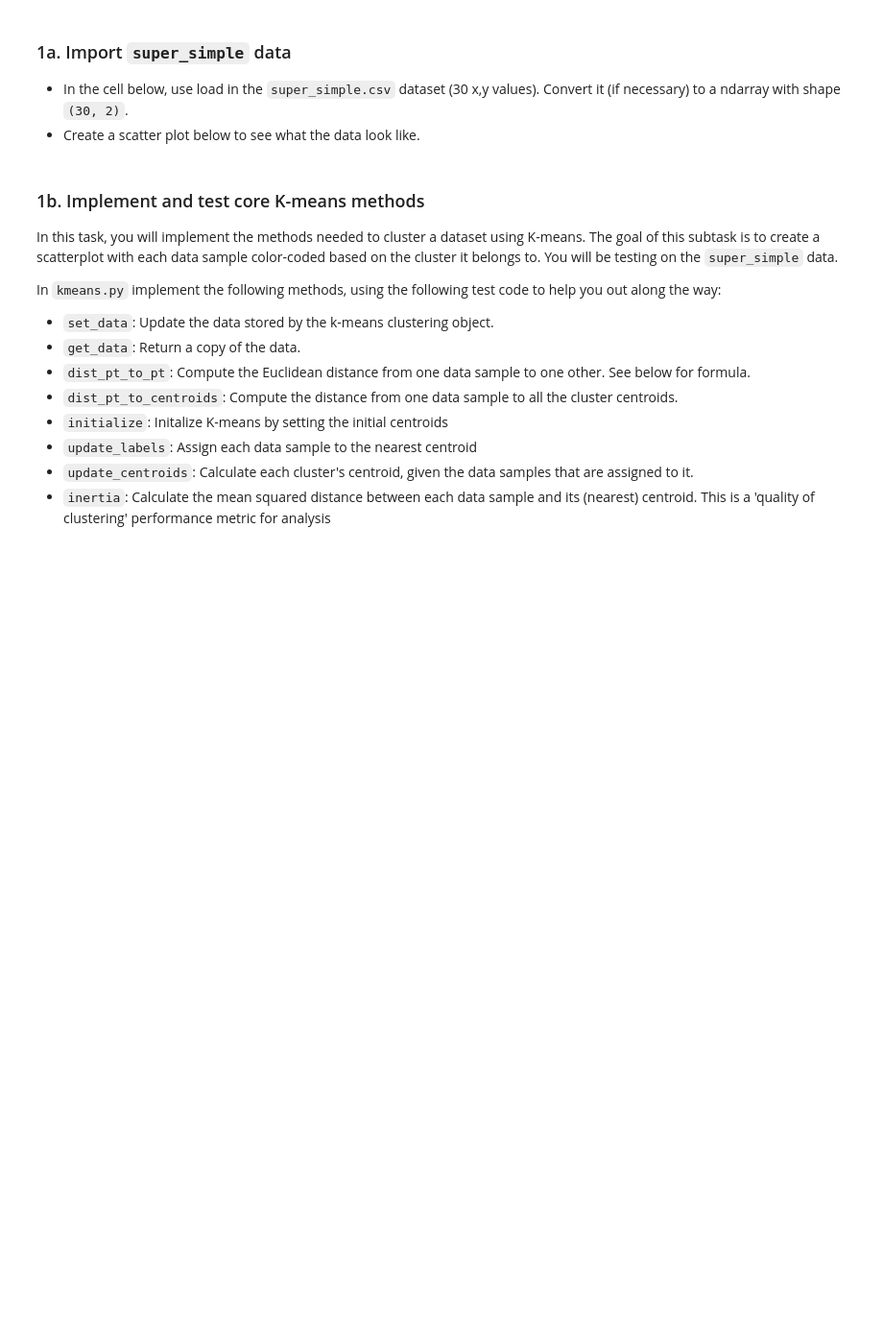
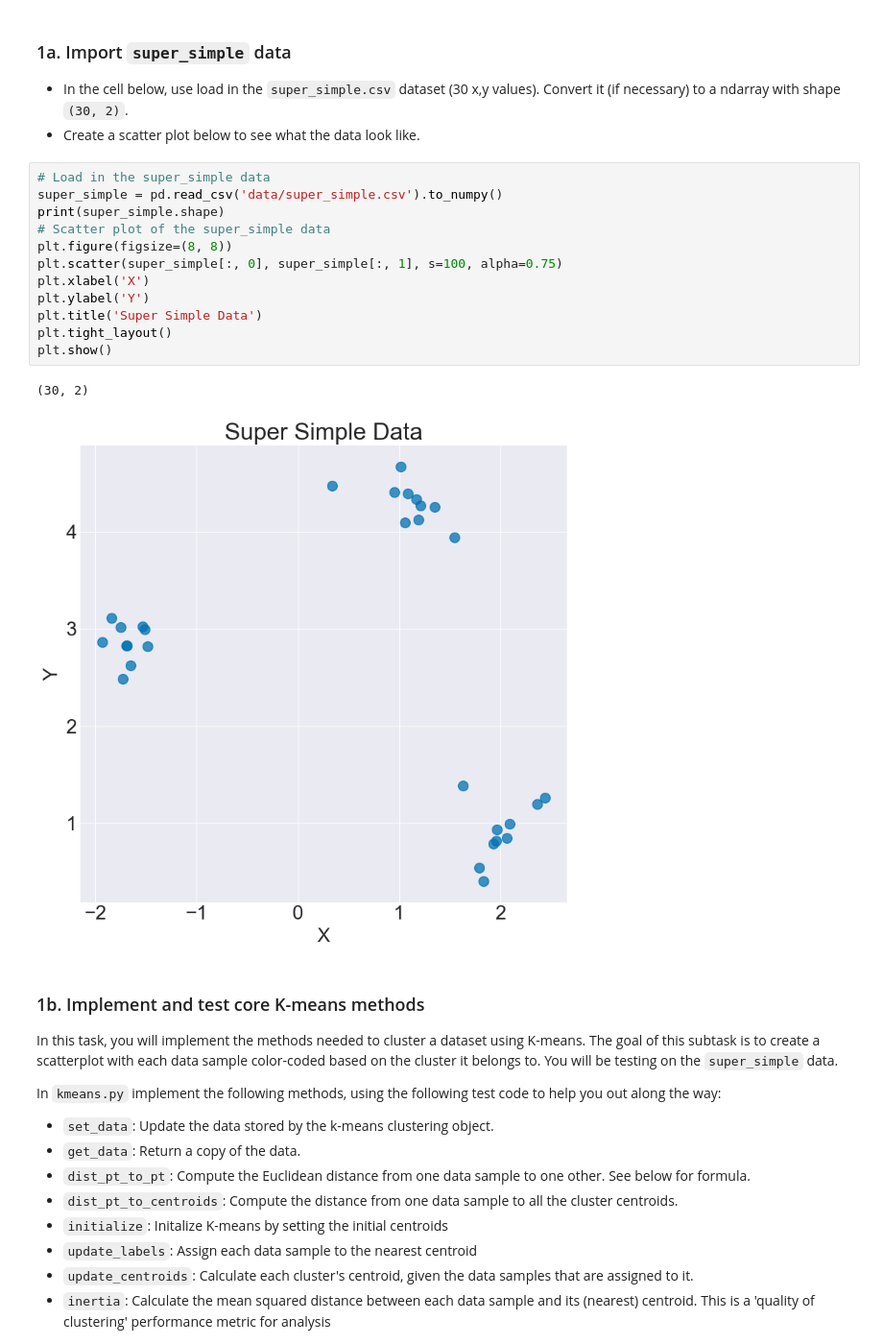
Before and after one commit to schiffinor/dataVisualization, a Jupyter notebook: Project5/kmeans.ipynb, the cells around one changed output. Shown at 96% size. Saved outputs shown, nothing was run; the diff lists cells and outputs as text; blank space fills up the shorter version.

```diff
--- a/Project5/kmeans.ipynb
+++ b/Project5/kmeans.ipynb
@@ -35,6 +38,21 @@ In this task, you will implement the K-means clustering algorithm and test your
 
 - In the cell below, use load in the `super_simple.csv` dataset (30 x,y values). Convert it (if necessary) to a ndarray with shape `(30, 2)`.
 - Create a scatter plot below to see what the data look like.
+# %%
+# Load in the super_simple data
+super_simple = pd.read_csv('data/super_simple.csv').to_numpy()
+print(super_simple.shape)
+# Scatter plot of the super_simple data
+plt.figure(figsize=(8, 8))
+plt.scatter(super_simple[:, 0], super_simple[:, 1], s=100, alpha=0.75)
+plt.xlabel('X')
+plt.ylabel('Y')
+plt.title('Super Simple Data')
+plt.tight_layout()
+plt.show()
+# %% [output]
+(30, 2)
+[figure, added]
 # %% [markdown]
 ### 1b. Implement and test core K-means methods
 
```
Also changed, not shown: parts of 25 cells of this notebook, 14 other files.
